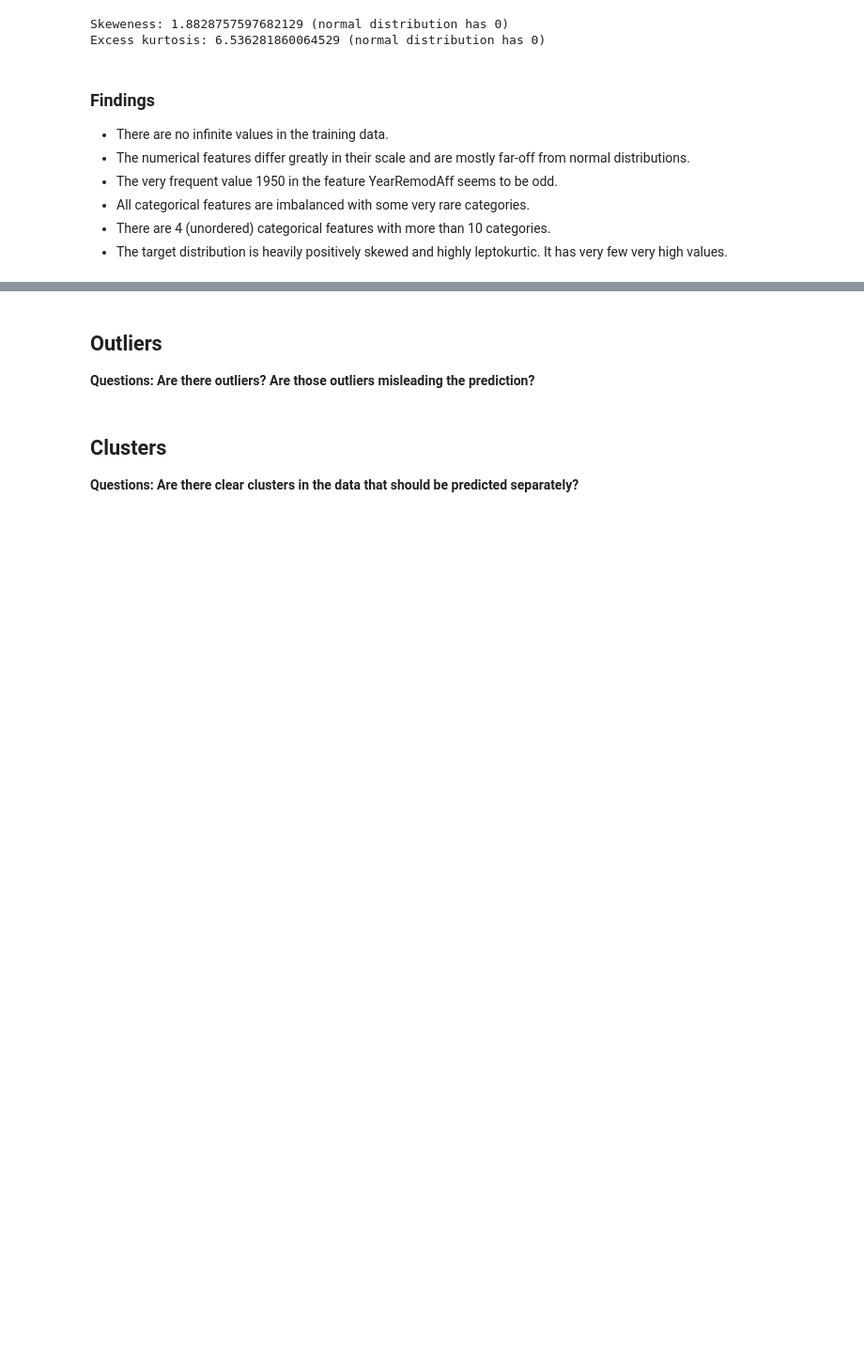
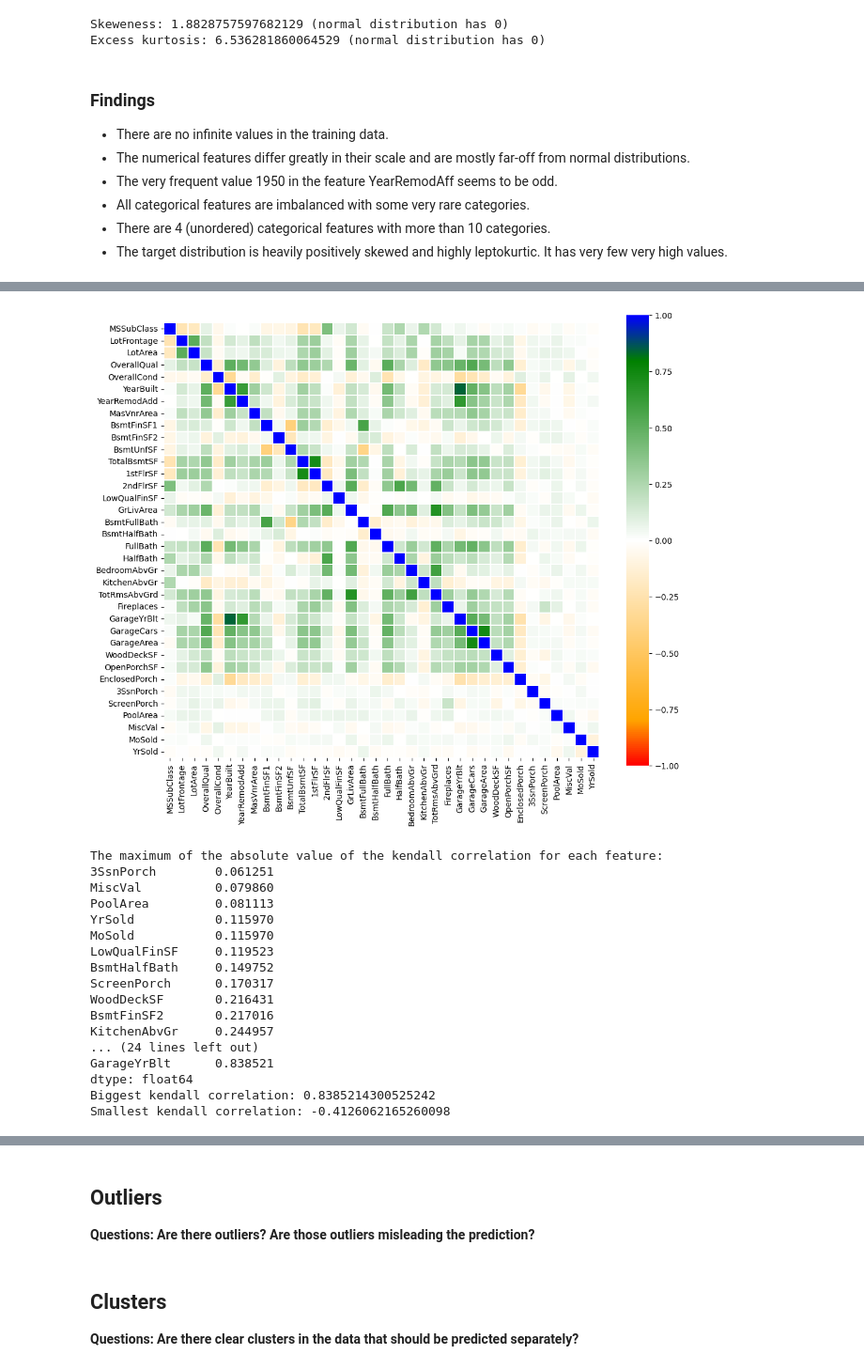
Before and after one commit to ronja-s/ames_housing_prices, a Jupyter notebook: jupyter_notebooks/03_exploratory_data_analysis.ipynb, the cells around one changed output, grey strips where cells are left out. Shown at 94% size. Cells and saved outputs as stored; diff of their text form; code cells hidden in the pictures; blank space fills up the shorter version.

```diff
--- a/jupyter_notebooks/03_exploratory_data_analysis.ipynb
+++ b/jupyter_notebooks/03_exploratory_data_analysis.ipynb
@@ -645,0 +715,22 @@ Excess kurtosis: 6.536281860064529 (normal distribution has 0)
+# %%
+# check monotonic relationships:
+analyze_correlations(df=X_train[num_cols], correlation_method="kendall")
+# %% [output]
+[figure, added]
+The maximum of the absolute value of the kendall correlation for each feature:
+3SsnPorch        0.061251
+MiscVal          0.079860
+PoolArea         0.081113
+YrSold           0.115970
+MoSold           0.115970
+LowQualFinSF     0.119523
+BsmtHalfBath     0.149752
+ScreenPorch      0.170317
+WoodDeckSF       0.216431
+BsmtFinSF2       0.217016
+KitchenAbvGr     0.244957
+... (24 lines left out)
+GarageYrBlt      0.838521
+dtype: float64
+Biggest kendall correlation: 0.8385214300525242
+Smallest kendall correlation: -0.4126062165260098
```
Also changed, not shown: parts of 24 cells of this notebook.
